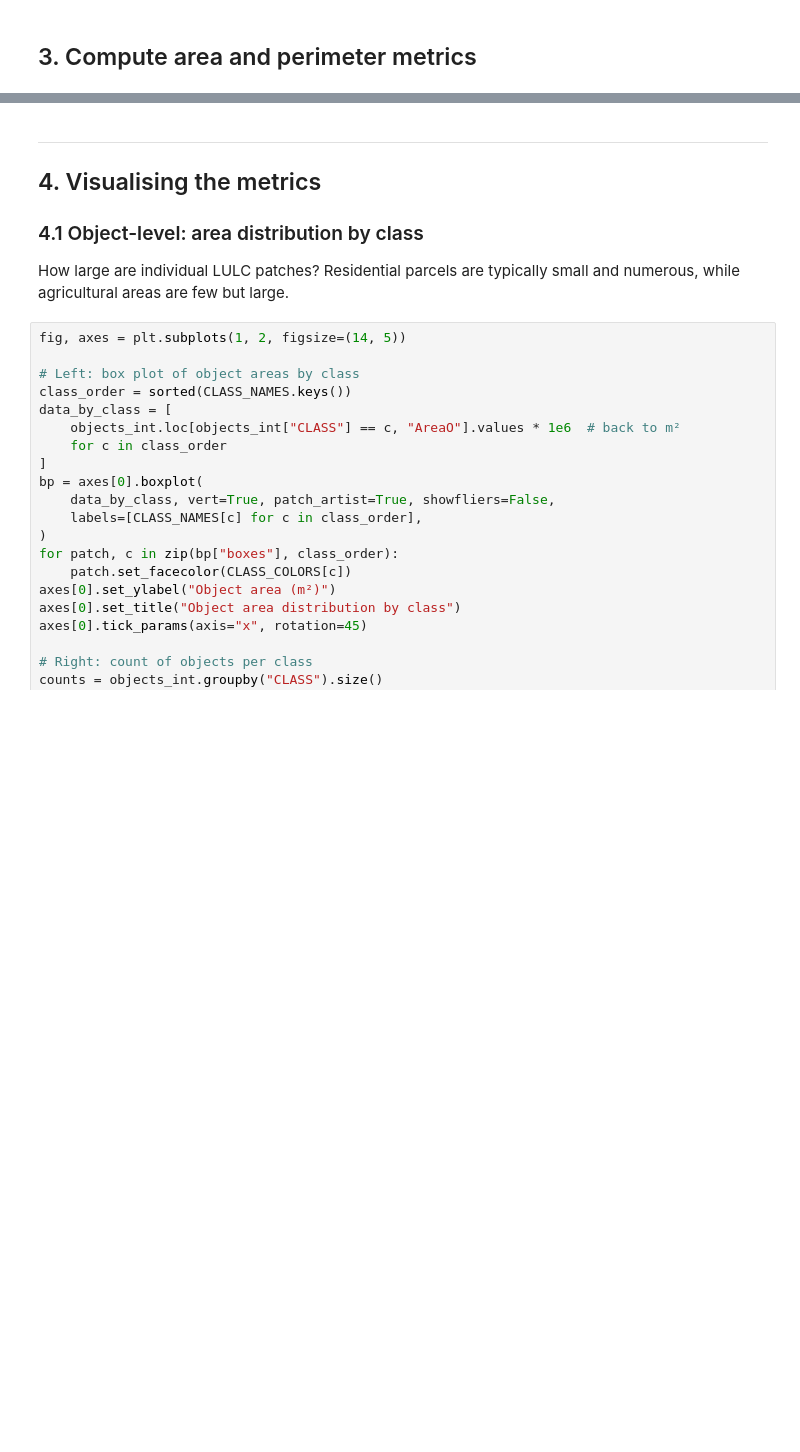
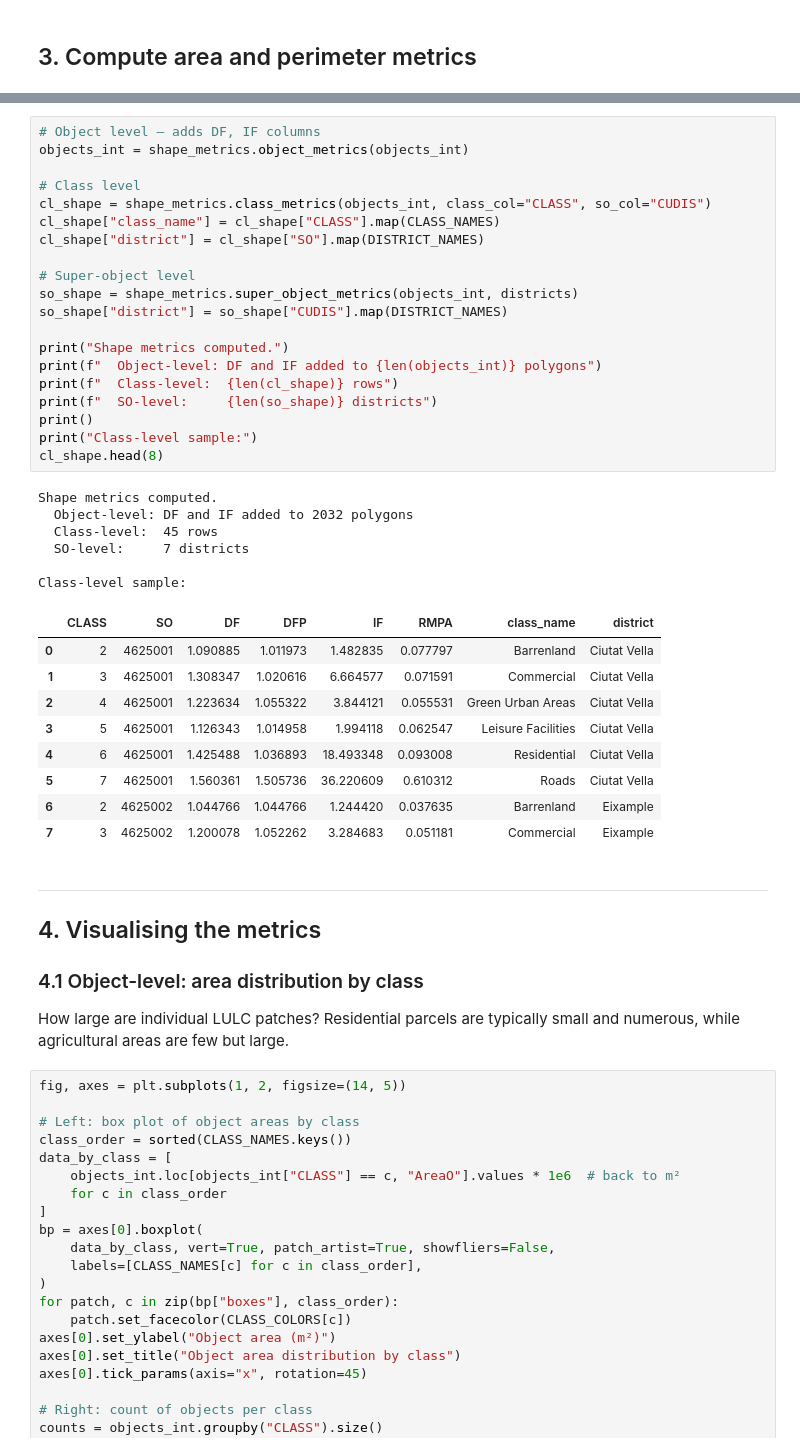
Before and after one commit to Emanuel-Agu/fragmetrics, a Jupyter notebook: notebooks/01_fragmentation_with_SO.ipynb, the cells around one changed output, grey strips where cells are left out. Drawn from its saved outputs; the diff is of its cells as text; blank space fills up the shorter version.

```diff
--- a/notebooks/01_fragmentation_with_SO.ipynb
+++ b/notebooks/01_fragmentation_with_SO.ipynb
@@ -97,3 +122,39 @@ print("Super-object metrics:", len(so_metrics), "districts")
+# %%
+# Object level — adds DF, IF columns
+objects_int = shape_metrics.object_metrics(objects_int)
+
+# Class level
+cl_shape = shape_metrics.class_metrics(objects_int, class_col="CLASS", so_col="CUDIS")
+cl_shape["class_name"] = cl_shape["CLASS"].map(CLASS_NAMES)
+cl_shape["district"] = cl_shape["SO"].map(DISTRICT_NAMES)
+
+# Super-object level
+so_shape = shape_metrics.super_object_metrics(objects_int, districts)
+so_shape["district"] = so_shape["CUDIS"].map(DISTRICT_NAMES)
+
+print("Shape metrics computed.")
+print(f"  Object-level: DF and IF added to {len(objects_int)} polygons")
+print(f"  Class-level:  {len(cl_shape)} rows")
+print(f"  SO-level:     {len(so_shape)} districts")
+print()
+print("Class-level sample:")
+cl_shape.head(8)
+# %% [output]
+Shape metrics computed.
+  Object-level: DF and IF added to 2032 polygons
+  Class-level:  45 rows
+  SO-level:     7 districts
+
+Class-level sample:
+|  | CLASS | SO | DF | DFP | IF | RMPA | class_name | district |
+| 0 | 2 | 4625001 | 1.090885 | 1.011973 | 1.482835 | 0.077797 | Barrenland | Ciutat Vella |
+| 1 | 3 | 4625001 | 1.308347 | 1.020616 | 6.664577 | 0.071591 | Commercial | Ciutat Vella |
+| 2 | 4 | 4625001 | 1.223634 | 1.055322 | 3.844121 | 0.055531 | Green Urban Areas | Ciutat Vella |
+| 3 | 5 | 4625001 | 1.126343 | 1.014958 | 1.994118 | 0.062547 | Leisure Facilities | Ciutat Vella |
+| 4 | 6 | 4625001 | 1.425488 | 1.036893 | 18.493348 | 0.093008 | Residential | Ciutat Vella |
+| 5 | 7 | 4625001 | 1.560361 | 1.505736 | 36.220609 | 0.610312 | Roads | Ciutat Vella |
+| 6 | 2 | 4625002 | 1.044766 | 1.044766 | 1.244420 | 0.037635 | Barrenland | Eixample |
+| 7 | 3 | 4625002 | 1.200078 | 1.052262 | 3.284683 | 0.051181 | Commercial | Eixample |
 # %% [markdown]
 ---
 
```
Also changed, not shown: parts of 20 cells of this notebook, 1 other file.
